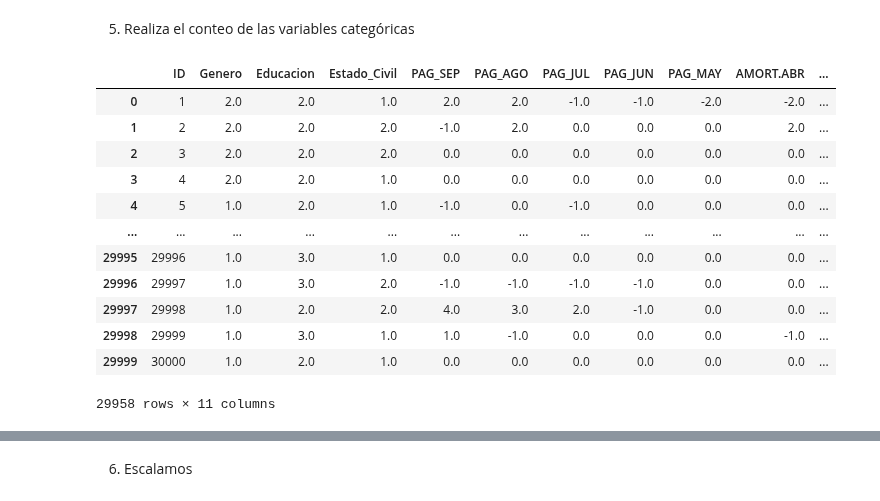
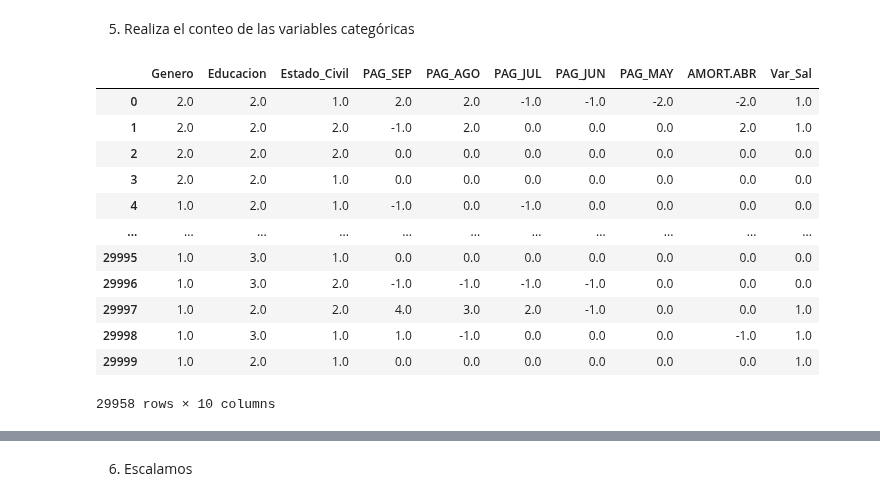
Before and after one commit to PosgradoMNA/actividades-de-aprendizaje-A01793918_HelmyMoreno, a Jupyter notebook: Actividad_Semanal_6_Visualización.ipynb, the cells around one changed output, grey strips where cells are left out. Saved outputs shown, nothing was run; the diff lists cells and outputs as text; code cells hidden in the pictures.

```diff
--- a/Actividad_Semanal_6_Visualización.ipynb
+++ b/Actividad_Semanal_6_Visualización.ipynb
@@ -194,22 +196,22 @@ df_pca.describe().transpose()
 # %% [markdown]
 5. Realiza el conteo de las variables categóricas
 # %%
-df_cat = df_pca.drop(["Monto", "Edad", "ESTCTA_SEP", "ESTCTA_AGO", "ESTCTA_JUL", "ESTCTA_JUN", "ESTCTA_MAY", "ESTCTA_ABR", "MP_SEP", "MP_AGO", "MP_JUL", "MP_JUN", "MP_MAY", "MP_ABR"], axis = 1)
+df_cat = df_pca.drop(["ID", "Monto", "Edad", "ESTCTA_SEP", "ESTCTA_AGO", "ESTCTA_JUL", "ESTCTA_JUN", "ESTCTA_MAY", "ESTCTA_ABR", "MP_SEP", "MP_AGO", "MP_JUL", "MP_JUN", "MP_MAY", "MP_ABR"], axis = 1)
 df_cat
 # %% [output]
-|  | ID | Genero | Educacion | Estado_Civil | PAG_SEP | PAG_AGO | PAG_JUL | PAG_JUN | PAG_MAY | AMORT.ABR | ... |
-| 0 | 1 | 2.0 | 2.0 | 1.0 | 2.0 | 2.0 | -1.0 | -1.0 | -2.0 | -2.0 | ... |
-| 1 | 2 | 2.0 | 2.0 | 2.0 | -1.0 | 2.0 | 0.0 | 0.0 | 0.0 | 2.0 | ... |
-| 2 | 3 | 2.0 | 2.0 | 2.0 | 0.0 | 0.0 | 0.0 | 0.0 | 0.0 | 0.0 | ... |
-| 3 | 4 | 2.0 | 2.0 | 1.0 | 0.0 | 0.0 | 0.0 | 0.0 | 0.0 | 0.0 | ... |
-| 4 | 5 | 1.0 | 2.0 | 1.0 | -1.0 | 0.0 | -1.0 | 0.0 | 0.0 | 0.0 | ... |
-| ... | ... | ... | ... | ... | ... | ... | ... | ... | ... | ... | ... |
-| 29995 | 29996 | 1.0 | 3.0 | 1.0 | 0.0 | 0.0 | 0.0 | 0.0 | 0.0 | 0.0 | ... |
-| 29996 | 29997 | 1.0 | 3.0 | 2.0 | -1.0 | -1.0 | -1.0 | -1.0 | 0.0 | 0.0 | ... |
-| 29997 | 29998 | 1.0 | 2.0 | 2.0 | 4.0 | 3.0 | 2.0 | -1.0 | 0.0 | 0.0 | ... |
-| 29998 | 29999 | 1.0 | 3.0 | 1.0 | 1.0 | -1.0 | 0.0 | 0.0 | 0.0 | -1.0 | ... |
-| 29999 | 30000 | 1.0 | 2.0 | 1.0 | 0.0 | 0.0 | 0.0 | 0.0 | 0.0 | 0.0 | ... |
+|  | Genero | Educacion | Estado_Civil | PAG_SEP | PAG_AGO | PAG_JUL | PAG_JUN | PAG_MAY | AMORT.ABR | Var_Sal |
+| 0 | 2.0 | 2.0 | 1.0 | 2.0 | 2.0 | -1.0 | -1.0 | -2.0 | -2.0 | 1.0 |
+| 1 | 2.0 | 2.0 | 2.0 | -1.0 | 2.0 | 0.0 | 0.0 | 0.0 | 2.0 | 1.0 |
+| 2 | 2.0 | 2.0 | 2.0 | 0.0 | 0.0 | 0.0 | 0.0 | 0.0 | 0.0 | 0.0 |
+| 3 | 2.0 | 2.0 | 1.0 | 0.0 | 0.0 | 0.0 | 0.0 | 0.0 | 0.0 | 0.0 |
+| 4 | 1.0 | 2.0 | 1.0 | -1.0 | 0.0 | -1.0 | 0.0 | 0.0 | 0.0 | 0.0 |
+| ... | ... | ... | ... | ... | ... | ... | ... | ... | ... | ... |
+| 29995 | 1.0 | 3.0 | 1.0 | 0.0 | 0.0 | 0.0 | 0.0 | 0.0 | 0.0 | 0.0 |
+| 29996 | 1.0 | 3.0 | 2.0 | -1.0 | -1.0 | -1.0 | -1.0 | 0.0 | 0.0 | 0.0 |
+| 29997 | 1.0 | 2.0 | 2.0 | 4.0 | 3.0 | 2.0 | -1.0 | 0.0 | 0.0 | 1.0 |
+| 29998 | 1.0 | 3.0 | 1.0 | 1.0 | -1.0 | 0.0 | 0.0 | 0.0 | -1.0 | 1.0 |
+| 29999 | 1.0 | 2.0 | 1.0 | 0.0 | 0.0 | 0.0 | 0.0 | 0.0 | 0.0 | 1.0 |
-29958 rows × 11 columns
+29958 rows × 10 columns
 # %%
 df_cat.corr()
 # %% [output]
```
Also changed, not shown: parts of 37 cells of this notebook.
